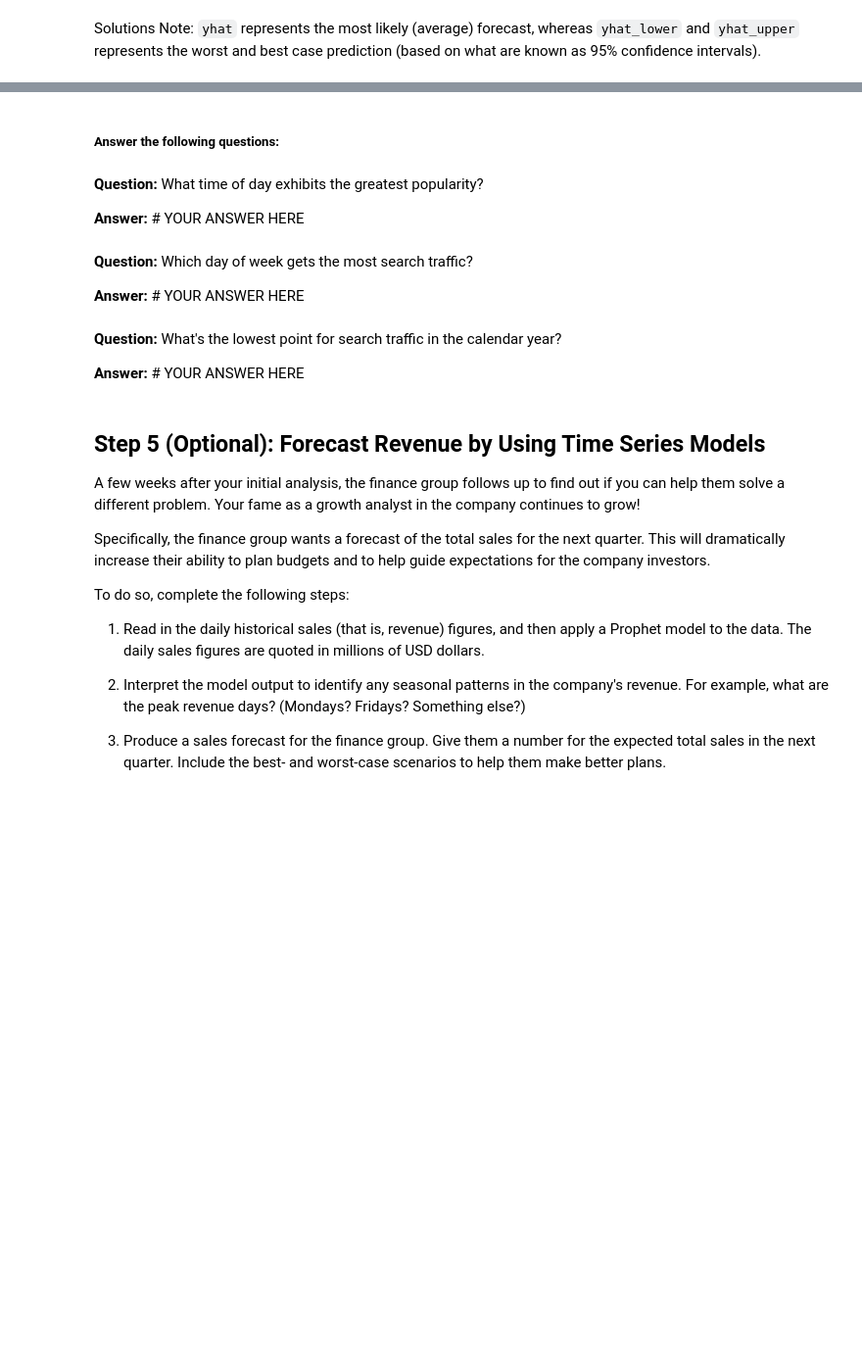
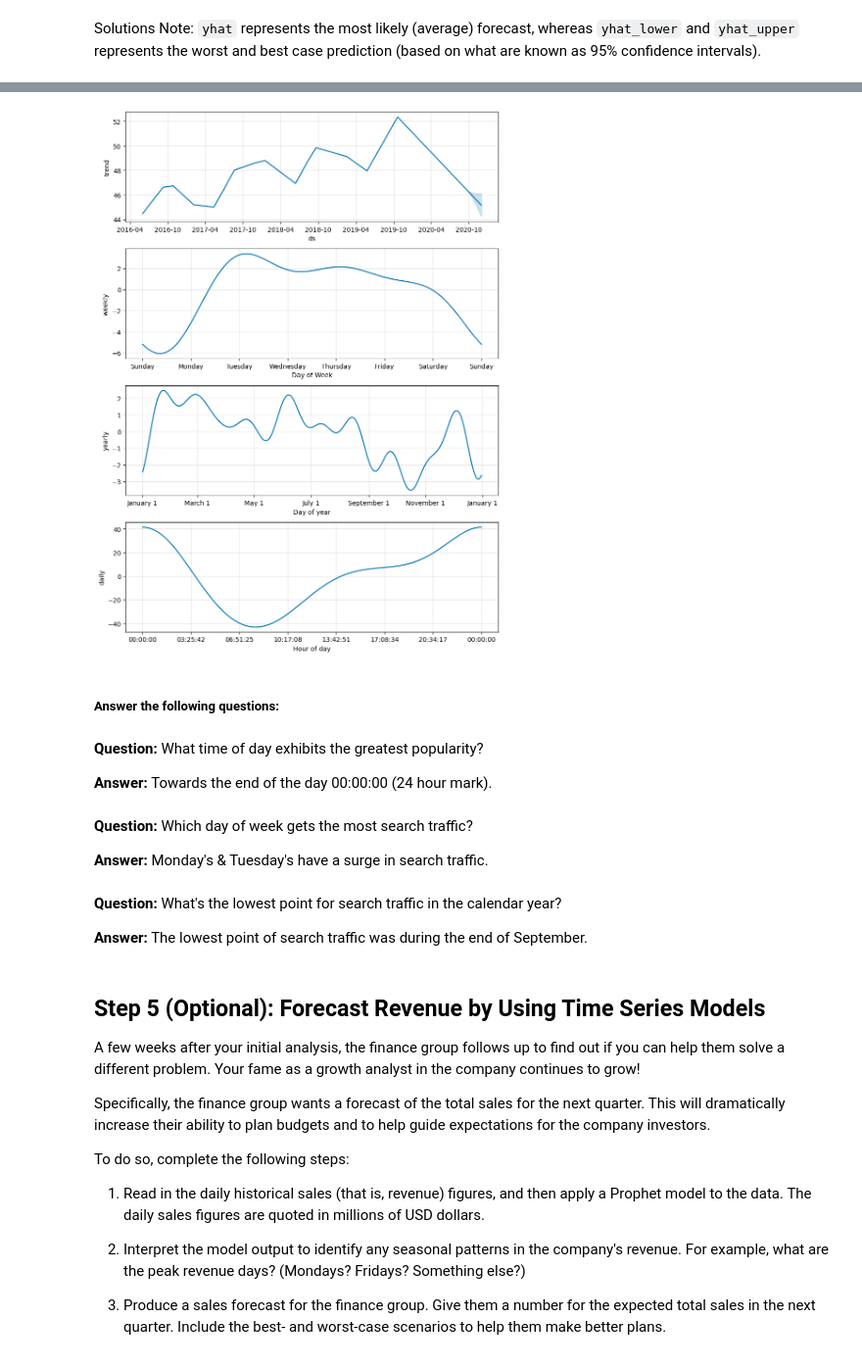
Before and after one commit to danlity0244/Forecasting-_Net_Prophet, a Jupyter notebook: forecasting_net_prophet.ipynb, the cells around one changed output, grey strips where cells are left out. Shown at 98% size. Cells and saved outputs as stored; diff of their text form; code cells hidden in the pictures; blank space fills up the shorter version.

```diff
--- a/forecasting_net_prophet.ipynb
+++ b/forecasting_net_prophet.ipynb
@@ -475,7 +641,7 @@ forecast_mercado_trends = # YOUR CODE HERE
 * What's the lowest point for search traffic in the calendar year?
 # %%
 # Set the index in the forecast_mercado_trends DataFrame to the ds datetime column
-forecast_mercado_trends = # YOUR CODE HERE
+forecast_mercado_trends = forecast_mercado_trends.set_index('ds')
 
 # View the only the yhat,yhat_lower and yhat_upper columns from the DataFrame
-# YOUR CODE HERE
+forecast_mercado_trends[['yhat', 'yhat_lower', 'yhat_upper']].head()
@@ -491,24 +674,25 @@ hv.extension('bokeh')
 # %%
 # Reset the index in the forecast_mercado_trends DataFrame
-forecast_mercado_trends = # YOUR CODE HERE
+forecast_mercado_trends = forecast_mercado_trends.reset_index()
 
 # Use the plot_components function to visualize the forecast results
-# for the forecast_canada DataFrame
-figures_mercado_trends = # YOUR CODE HERE
+figures_mercado_trends = model_mercado_trends.plot_components(forecast_mercado_trends)
+# %% [output]
+[figure, added]
 # %% [markdown]
 ##### Answer the following questions:
 # %% [markdown]
 **Question:** What time of day exhibits the greatest popularity?
 
-**Answer:** # YOUR ANSWER HERE
+**Answer:** Towards the end of the day 00:00:00 (24 hour mark).
 # %% [markdown]
 **Question:** Which day of week gets the most search traffic?
 
-**Answer:** # YOUR ANSWER HERE
+**Answer:** Monday's & Tuesday's have a surge in search traffic.
 # %% [markdown]
 **Question:** What's the lowest point for search traffic in the calendar year?
 
-**Answer:** # YOUR ANSWER HERE
+**Answer:** The lowest point of search traffic was during the end of September.
 # %% [markdown]
 ## Step 5 (Optional): Forecast Revenue by Using Time Series Models
 
```
Also changed, not shown: parts of 56 cells of this notebook.
